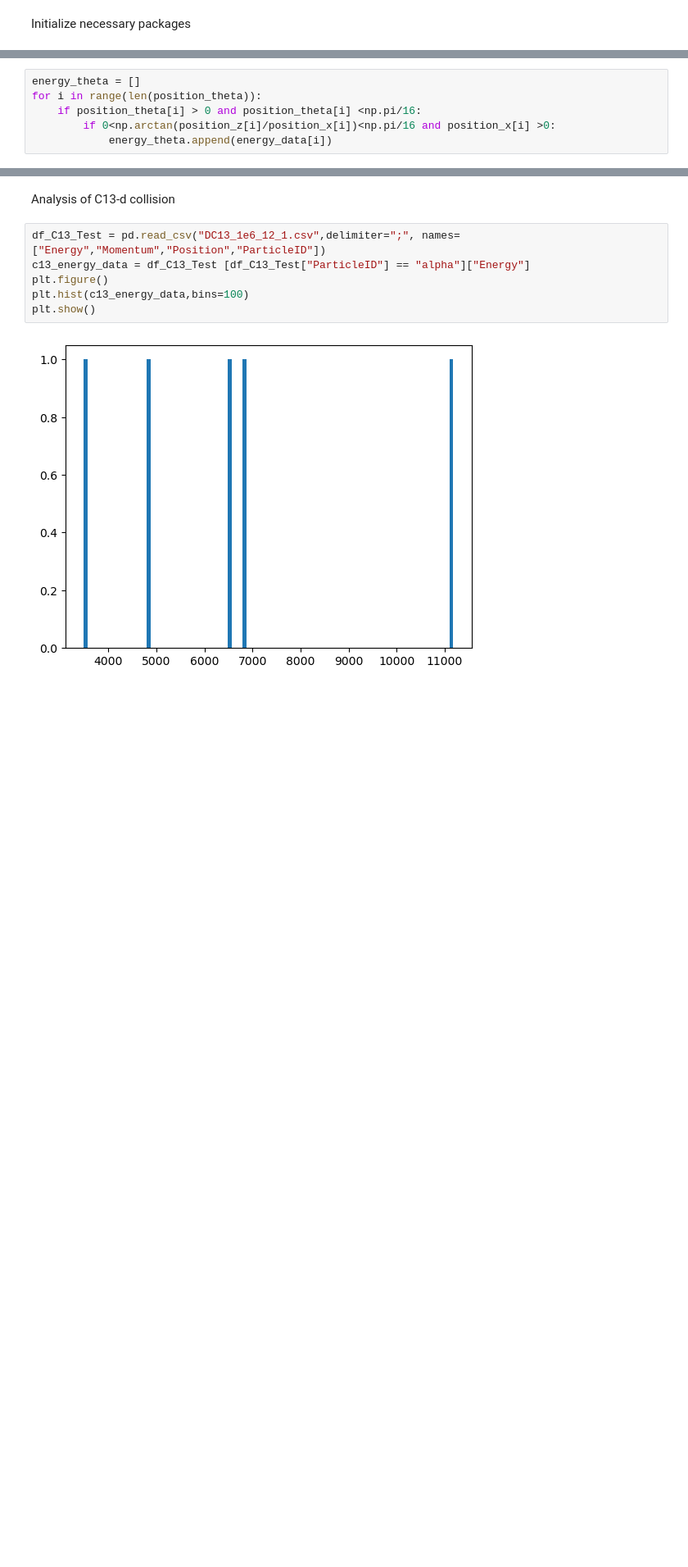
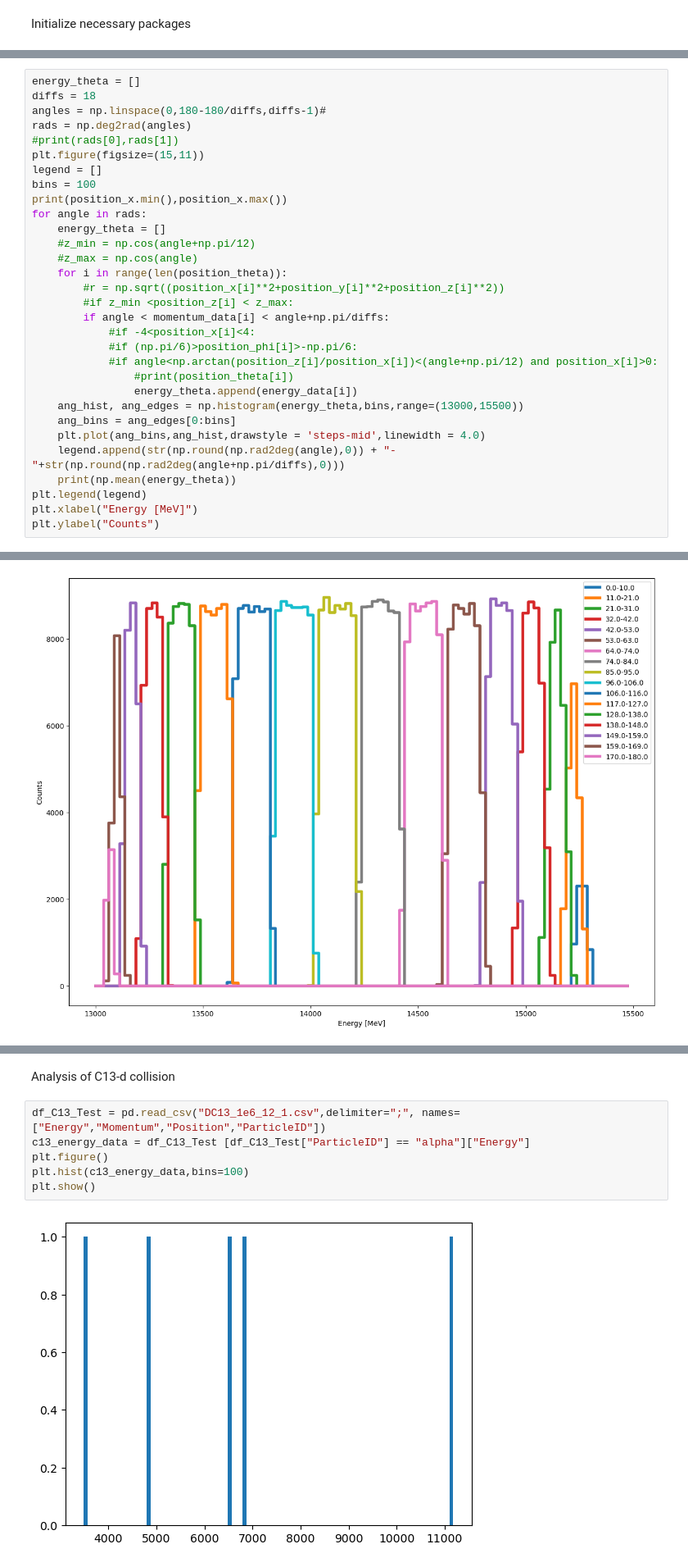
Before and after one commit to SZangi/G4AnalysisCode, a Jupyter notebook: DtTestAnalysis.ipynb, the cells around one changed output, grey strips where cells are left out. Shown: that part at 82% size. Drawn from its saved outputs; the diff is of its cells as text; blank space fills up the shorter version.

```diff
--- a/DtTestAnalysis.ipynb
+++ b/DtTestAnalysis.ipynb
@@ -64,6 +104,0 @@ Average Energy || Number of events
-# %%
-energy_theta = []
-for i in range(len(position_theta)):
-    if position_theta[i] > 0 and position_theta[i] <np.pi/16:
-        if 0<np.arctan(position_z[i]/position_x[i])<np.pi/16 and position_x[i] >0:
-            energy_theta.append(energy_data[i])
@@ -76,0 +107,32 @@ Text(0.5, 1.0, 'Energies for 0-15 degrees')
+# %%
+energy_theta = []
+diffs = 18
+angles = np.linspace(0,180-180/diffs,diffs-1)#
+rads = np.deg2rad(angles)
+#print(rads[0],rads[1])
+plt.figure(figsize=(15,11))
+legend = []
+bins = 100
+print(position_x.min(),position_x.max())
+for angle in rads:
+    energy_theta = []
+    #z_min = np.cos(angle+np.pi/12)
+    #z_max = np.cos(angle)
+    for i in range(len(position_theta)):
+        #r = np.sqrt((position_x[i]**2+position_y[i]**2+position_z[i]**2))
+        #if z_min <position_z[i] < z_max:
+        if angle < momentum_data[i] < angle+np.pi/diffs:
+            #if -4<position_x[i]<4:
+            #if (np.pi/6)>position_phi[i]>-np.pi/6:
+            #if angle<np.arctan(position_z[i]/position_x[i])<(angle+np.pi/12) and position_x[i]>0:
+                #print(position_theta[i])
+                energy_theta.append(energy_data[i])
+    ang_hist, ang_edges = np.histogram(energy_theta,bins,range=(13000,15500))
+    ang_bins = ang_edges[0:bins]
+    plt.plot(ang_bins,ang_hist,drawstyle = 'steps-mid',linewidth = 4.0)
+    legend.append(str(np.round(np.rad2deg(angle),0)) + "-"+str(np.round(np.rad2deg(angle+np.pi/diffs),0)))
+    print(np.mean(energy_theta))
+plt.legend(legend)
+plt.xlabel("Energy [MeV]")
+plt.ylabel("Counts")
+# %% [output]
@@ -76,0 +158 @@ Text(0.5, 1.0, 'Energies for 0-15 degrees')
+[figure, added]
```
Also changed, not shown: parts of 16 cells of this notebook, 2 other files.
